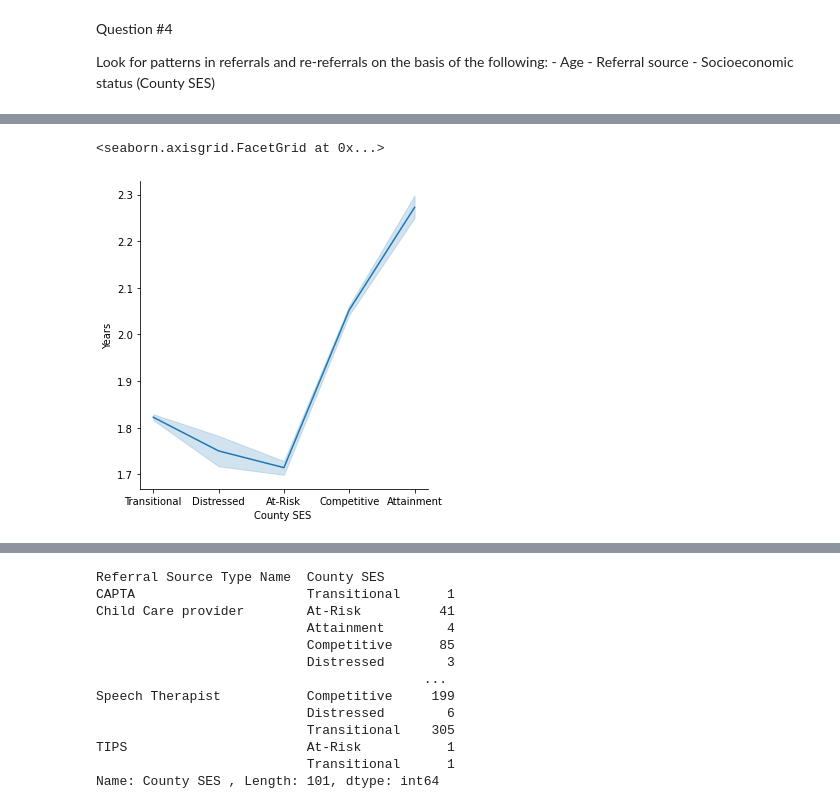
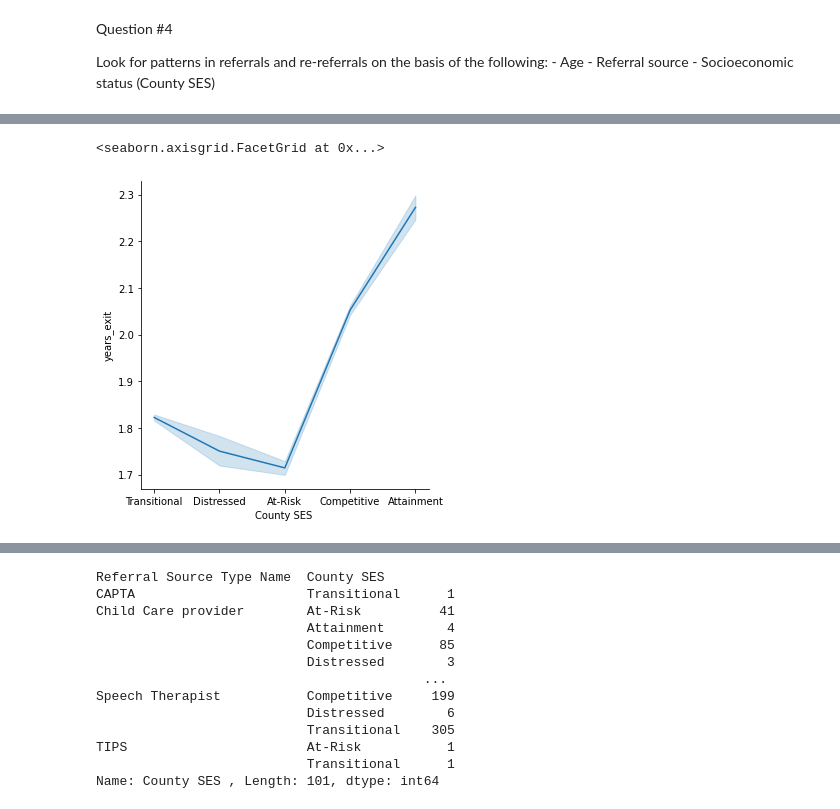
Before and after one commit to ColinSandidge/teis_project, a Jupyter notebook: notebook/bf_cruella_q4.ipynb, the cells around one changed output, grey strips where cells are left out. Cells and saved outputs as stored; diff of their text form; code cells hidden in the pictures.

```diff
--- a/notebook/bf_cruella_q4.ipynb
+++ b/notebook/bf_cruella_q4.ipynb
@@ -107,0 +108,3 @@ See the caveats in the documentation: https://pandas.pydata.org/pandas-docs/stab
+# %%
+teis_ref_keep['notification_date_age'] = (teis_ref_keep['Notification Date'] - teis_ref_keep['DOB'])
+teis_ref_keep
@@ -108,5 +130,5 @@ See the caveats in the documentation: https://pandas.pydata.org/pandas-docs/stab
 # %%
-teis_ref_keep['Years'] = teis_ref_keep['exit_date_age'].dt.days/365
+teis_ref_keep['years_exit'] = teis_ref_keep['exit_date_age'].dt.days/365
 teis_ref_keep
 # %% [output]
 A value is trying to be set on a copy of a slice from a DataFrame.
@@ -129,0 +152,3 @@ See the caveats in the documentation: https://pandas.pydata.org/pandas-docs/stab
+# %%
+teis_ref_keep['years_notification'] = teis_ref_keep['exit_date_age'].dt.days/365
+teis_ref_keep
@@ -129,0 +174,3 @@ See the caveats in the documentation: https://pandas.pydata.org/pandas-docs/stab
+# %%
+teis_ref_keep['months_exit'] = teis_ref_keep['exit_date_age'].dt.days/30
+teis_ref_keep
@@ -234,8 +289,8 @@ teis_all.groupby(['County SES ']).mean()
 # %%
-sns.relplot(data = teis_all, x = 'County SES ', y = 'Years', kind = 'line')
+sns.relplot(data = teis_all, x = 'County SES ', y = 'years_exit', kind = 'line');
 # %% [output]
 <seaborn.axisgrid.FacetGrid at 0x...>
-[figure, old version]
+[figure, new version]
 # %%
 teis_referral_avg = teis_all.groupby(['Referral Source Type Name']).mean()
 teis_referral_avg
```
Also changed, not shown: parts of 20 cells of this notebook, 3 other files.
